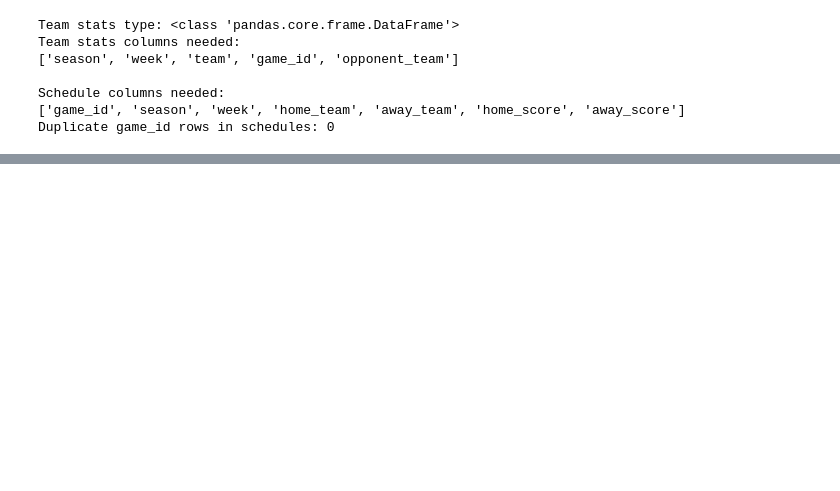
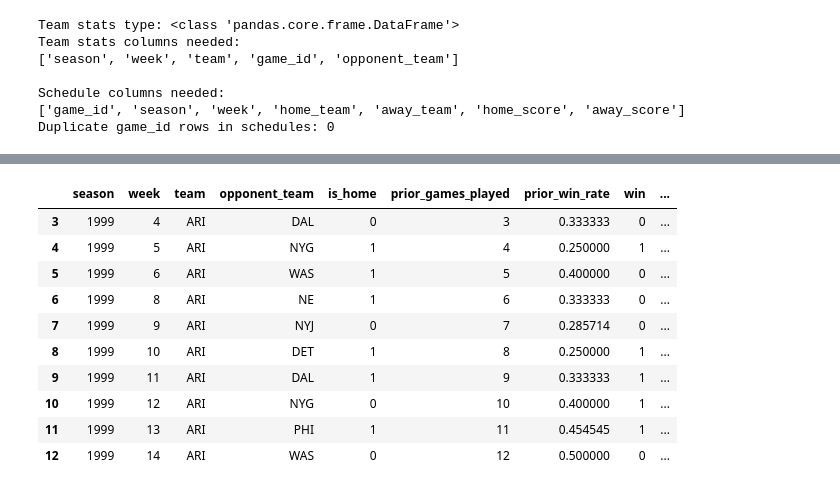
Before and after one commit to bdaylor13/predict-nfl-wins-fa26ds4420, a Jupyter notebook: Data/nfl_data_processing.ipynb, the cells around one changed output, grey strips where cells are left out. Cells and saved outputs as stored; diff of their text form; code cells hidden in the pictures; blank space fills up the shorter version.

```diff
--- a/Data/nfl_data_processing.ipynb
+++ b/Data/nfl_data_processing.ipynb
@@ -121,6 +119,13 @@ schedules["game_id"] = schedules["game_id"].astype(str)
 # Keep one schedule row per game
 schedules = schedules.drop_duplicates(subset="game_id").copy()
 
+# schedules uses the old team names from before teams moved (STL, SD, OAK) but
+# team_stats uses the current names (LA, LAC, LV) for every season, so rename them
+# or those games won't match in the merge
+old_team_names = {"STL": "LA", "SD": "LAC", "OAK": "LV"}
+schedules["home_team"] = schedules["home_team"].replace(old_team_names)
+schedules["away_team"] = schedules["away_team"].replace(old_team_names)
+
 # Convert scores to numeric
 for col in ["home_score", "away_score"]:
     schedules[col] = pd.to_numeric(schedules[col], errors="coerce")
@@ -397,0 +346,74 @@ Number of unique games: 6026
+# %%
+# Create lagged rolling averages
+
+games = games.sort_values(["team", "season", "week", "game_id"]).copy()
+
+rolling_feature_names = []
+
+for feature in base_features:
+    new_col = f"{feature}_avg_last_{ROLLING_WINDOW}"
+    games[new_col] = (
+        games.groupby("team")[feature]
+        .transform(
+            lambda s: s.shift(1).rolling(
+                window=ROLLING_WINDOW,
+                min_periods=ROLLING_WINDOW
+            ).mean()
+        )
+    )
+    rolling_feature_names.append(new_col)
+
+# field goal % over the last 3 games, from the total makes and attempts in those games.
+# fg_pct itself is blank when a team has 0 attempts, so averaging it would leave
+# a lot of rows missing
+fg_made_last = games.groupby("team")["fg_made"].transform(
+    lambda s: s.shift(1).rolling(window=ROLLING_WINDOW).sum()
+)
+fg_att_last = games.groupby("team")["fg_att"].transform(
+    lambda s: s.shift(1).rolling(window=ROLLING_WINDOW).sum()
+)
+games[f"fg_pct_last_{ROLLING_WINDOW}"] = fg_made_last / fg_att_last.replace(0, np.nan)
+rolling_feature_names.append(f"fg_pct_last_{ROLLING_WINDOW}")
+
+# Number of completed games the team has played before this one (all seasons,
+# used to make sure there are enough games for the rolling averages)
+games["prior_games_played"] = games.groupby("team").cumcount()
+
+# record so far this season, before the current game
+games["season_games_before"] = games.groupby(["team", "season"]).cumcount()
+games["season_wins_before"] = (
+    games.groupby(["team", "season"])["win"].cumsum() - games["win"]
+)
+games["prior_wins"] = games["season_wins_before"]
+
+# week 1 has no games yet this season, so use 0.5 (no information either way)
+games["prior_win_rate"] = (
+    games["season_wins_before"] / games["season_games_before"].replace(0, np.nan)
+).fillna(0.5)
+
+# last season's record (used by the bayesian model for the prior)
+last_season = (
+    games.groupby(["team", "season"])
+    .agg(prev_season_wins=("win", "sum"), prev_season_games=("win", "size"))
+    .reset_index()
+)
+last_season["season"] = last_season["season"] + 1
+games = games.merge(last_season, on=["team", "season"], how="left")
+games[["prev_season_wins", "prev_season_games"]] = (
+    games[["prev_season_wins", "prev_season_games"]].fillna(0)
+)
+
+# Keep rows with enough history, then drop rows missing any rolling feature
+model_data = games[games["prior_games_played"] >= MIN_PRIOR_GAMES].copy()
+
+rows_before = len(model_data)
+model_data = model_data.dropna(subset=rolling_feature_names).copy()
+print("Rows dropped for missing rolling features:", rows_before - len(model_data))
+
+print("Prepared rows:", len(model_data))
+print("Number of unique games:", model_data["game_id"].nunique())
+display(model_data[[
+    "season", "week", "team", "opponent_team", "is_home",
+    "prior_games_played", "prior_win_rate", "win"
+] + rolling_feature_names[:5]].head(10))
+# %% [output]
@@ -398,3 +423,14 @@ Number of unique games: 6026
+|  | season | week | team | opponent_team | is_home | prior_games_played | prior_win_rate | win | ... |
+| 3 | 1999 | 4 | ARI | DAL | 0 | 3 | 0.333333 | 0 | ... |
+| 4 | 1999 | 5 | ARI | NYG | 1 | 4 | 0.250000 | 1 | ... |
+| 5 | 1999 | 6 | ARI | WAS | 1 | 5 | 0.400000 | 0 | ... |
+| 6 | 1999 | 8 | ARI | NE | 1 | 6 | 0.333333 | 0 | ... |
+| 7 | 1999 | 9 | ARI | NYJ | 0 | 7 | 0.285714 | 0 | ... |
+| 8 | 1999 | 10 | ARI | DET | 1 | 8 | 0.250000 | 1 | ... |
+| 9 | 1999 | 11 | ARI | DAL | 1 | 9 | 0.333333 | 1 | ... |
+| 10 | 1999 | 12 | ARI | NYG | 0 | 10 | 0.400000 | 1 | ... |
+| 11 | 1999 | 13 | ARI | PHI | 1 | 11 | 0.454545 | 1 | ... |
+| 12 | 1999 | 14 | ARI | WAS | 0 | 12 | 0.500000 | 0 | ... |
 # %%
 # Check the prepared data
 
```
Also changed, not shown: parts of 14 cells of this notebook, 5 other files.
